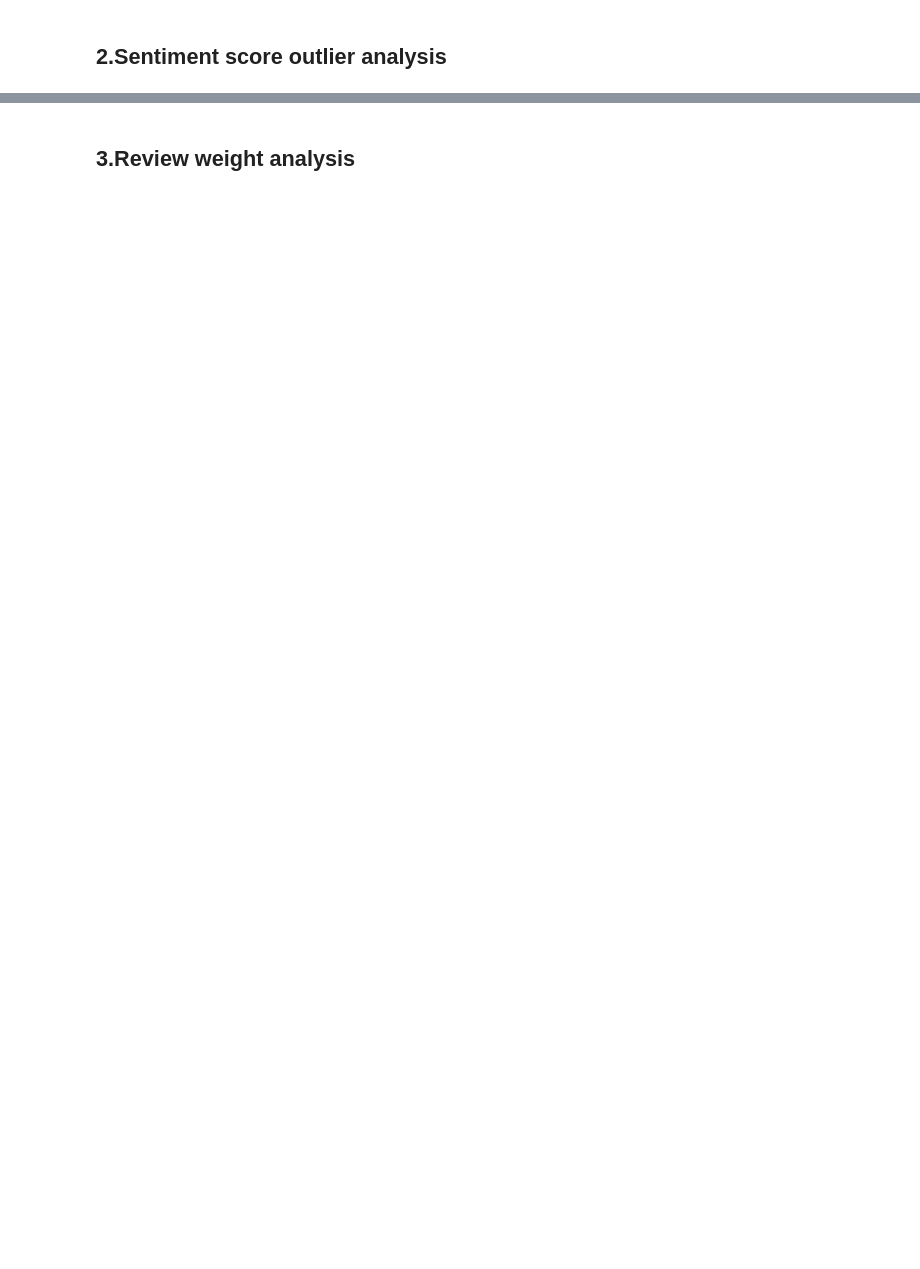
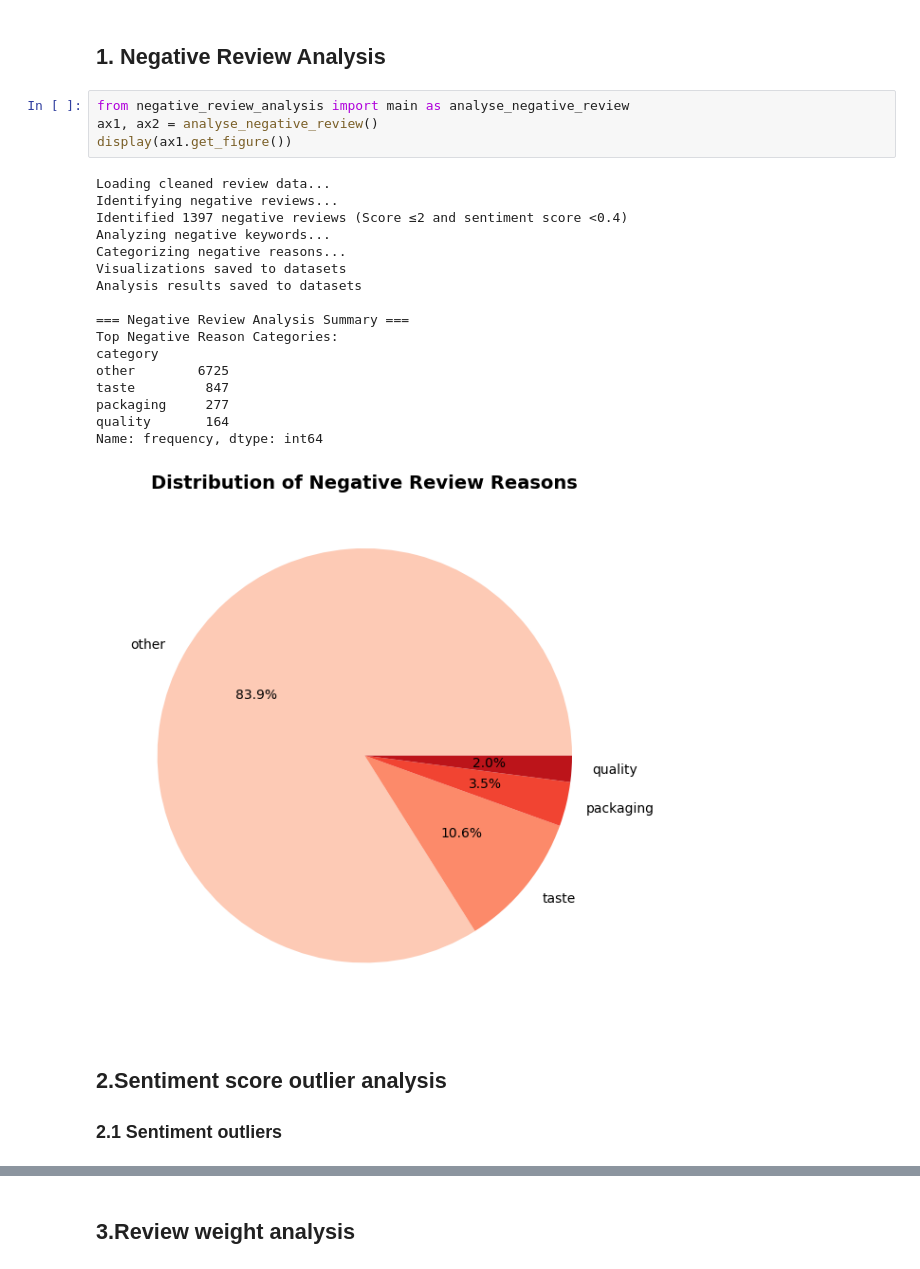
Before and after one commit to Vector239/ISOM5160-project-AI-Driven-Personalized-Product-Improvement-Recommendation-System-for-Amazon-Sellers, a Jupyter notebook: ISOM5160-GROUP7.ipynb, the cells around one changed output, grey strips where cells are left out. Saved outputs shown, nothing was run; the diff lists cells and outputs as text; blank space fills up the shorter version.

```diff
--- a/ISOM5160-GROUP7.ipynb
+++ b/ISOM5160-GROUP7.ipynb
@@ -146,2 +94,28 @@ df_amazon_food_reviews.sample(3)
+# %% [markdown]
+## 1. Negative Review Analysis
+# %%
+from negative_review_analysis import main as analyse_negative_review
+ax1, ax2 = analyse_negative_review()
+display(ax1.get_figure())
+# %% [output]
+Loading cleaned review data...
+Identifying negative reviews...
+Identified 1397 negative reviews (Score ≤2 and sentiment score <0.4)
+Analyzing negative keywords...
+Categorizing negative reasons...
+Visualizations saved to datasets
+Analysis results saved to datasets
+
+=== Negative Review Analysis Summary ===
+Top Negative Reason Categories:
+category
+other        6725
+taste         847
+packaging     277
+quality       164
+Name: frequency, dtype: int64
+[figure, added]
 # %% [markdown]
 ## 2.Sentiment score outlier analysis
+
+### 2.1 Sentiment outliers
```
Also changed, not shown: parts of 26 cells of this notebook, 3 other files.
